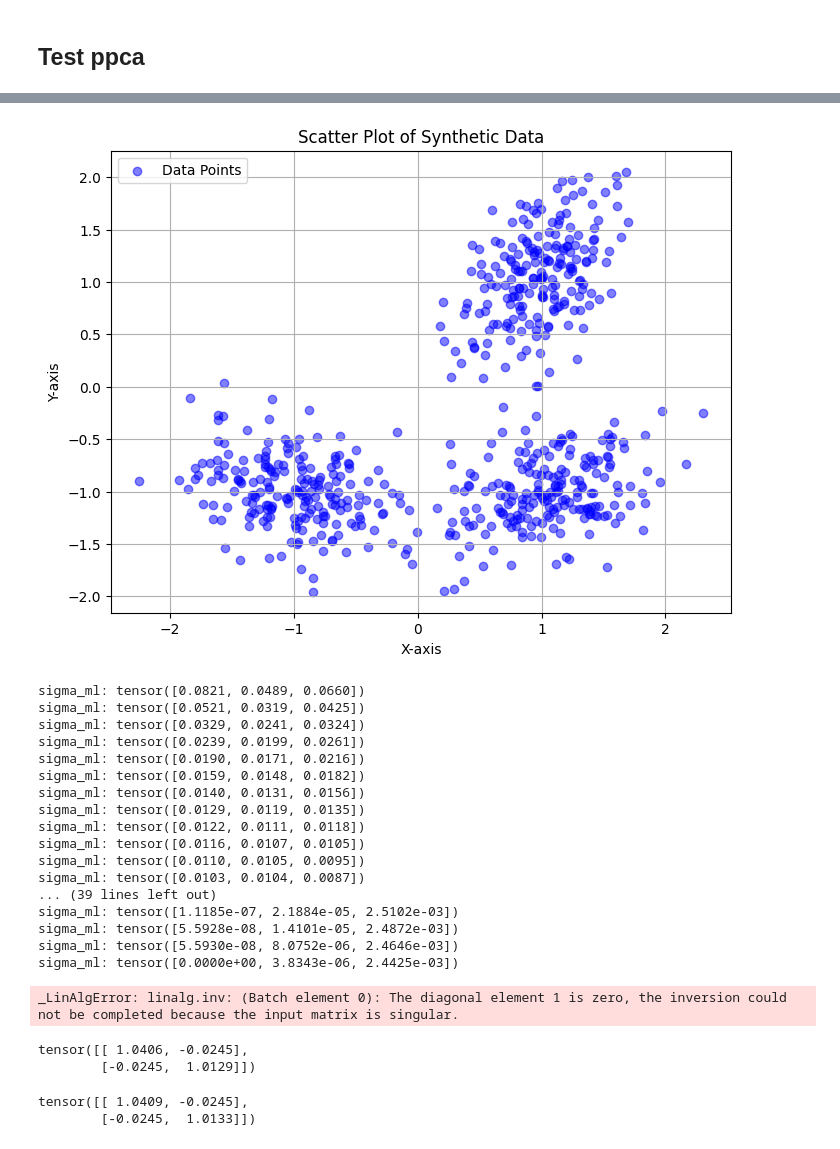
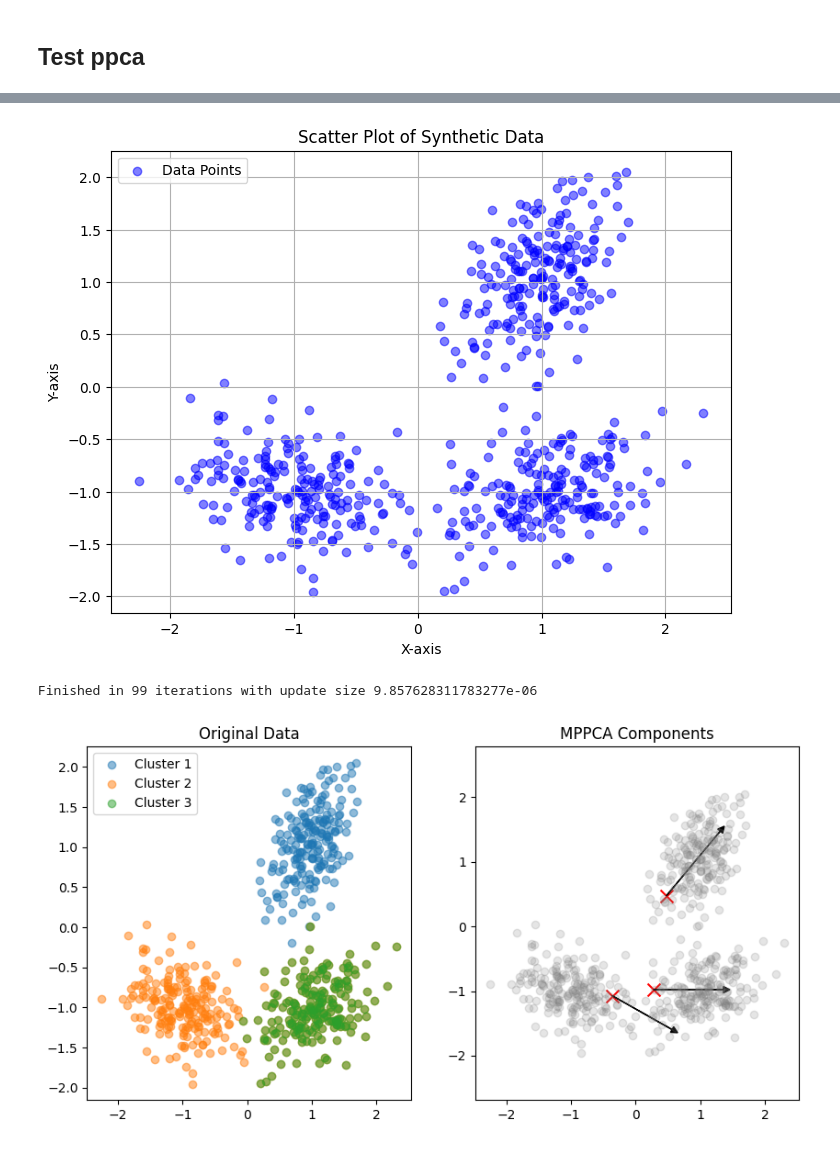
Before and after one commit to Parabrele/PGM, a Jupyter notebook: experiments.ipynb, the cells around one changed output, grey strips where cells are left out. Cells and saved outputs as stored; diff of their text form; code cells hidden in the pictures.

```diff
--- a/experiments.ipynb
+++ b/experiments.ipynb
@@ -653,53 +642,38 @@ device = X.device
 
 # Random initialization
 W = th.randn(k, d, q).to(device)
 mu = th.randn(k, d).to(device)
 sigma = th.ones(k).to(device)
 pi = th.ones(k).to(device) / k
 
 # Fit MPPCA
-W, mu, sigma = mppca(X, q, k, max_iter=100, epsilon=1e-6)
+W, mu, sigma, pi = mppca(X, q, k, max_iter=100, epsilon=1e-6)
 
 # Visualize results
 plt.figure(figsize=(10, 5))
 
 # Plot original data
 plt.subplot(121)
-plt.scatter(X[:n_samples,0], X[:n_samples,1], alpha=0.5, label='Cluster 1')
-plt.scatter(X[n_samples:,0], X[n_samples:,1], alpha=0.5, label='Cluster 2')
+plt.scatter(X[:n_samples,0].cpu().numpy(), X[:n_samples,1].cpu().numpy(), alpha=0.5, label='Cluster 1')
+plt.scatter(X[n_samples:,0].cpu().numpy(), X[n_samples:,1].cpu().numpy(), alpha=0.5, label='Cluster 2')
+plt.scatter(X[2*n_samples:,0].cpu().numpy(), X[2*n_samples:,1].cpu().numpy(), alpha=0.5, label='Cluster 3')
 plt.title('Original Data')
 plt.legend()
 
 # Plot principal components
 plt.subplot(122)
 for i in range(k):
-    plt.scatter(mu[i,0], mu[i,1], c='red', marker='x', s=100)
+    plt.scatter(mu[i,0].cpu().numpy(), mu[i,1].cpu().numpy(), c='red', marker='x', s=100)
     # Plot the principal direction
     direction = W[i,:,0]
-    plt.arrow(mu[i,0], mu[i,1], direction[0], direction[1],
+    plt.arrow(mu[i,0].cpu().numpy(), mu[i,1].cpu().numpy(), direction[0].cpu().numpy(), direction[1].cpu().numpy(),
              head_width=0.1, head_length=0.1, fc='k', ec='k')
 
 plt.scatter(X[:,0], X[:,1], alpha=0.2, c='gray')
 plt.title('MPPCA Components')
 plt.axis('equal')
 plt.show()
 # %% [output]
 [figure]
-sigma_ml: tensor([0.0821, 0.0489, 0.0660])
-sigma_ml: tensor([0.0521, 0.0319, 0.0425])
-sigma_ml: tensor([0.0329, 0.0241, 0.0324])
-sigma_ml: tensor([0.0239, 0.0199, 0.0261])
-sigma_ml: tensor([0.0190, 0.0171, 0.0216])
-sigma_ml: tensor([0.0159, 0.0148, 0.0182])
-sigma_ml: tensor([0.0140, 0.0131, 0.0156])
-sigma_ml: tensor([0.0129, 0.0119, 0.0135])
-sigma_ml: tensor([0.0122, 0.0111, 0.0118])
-sigma_ml: tensor([0.0116, 0.0107, 0.0105])
-sigma_ml: tensor([0.0110, 0.0105, 0.0095])
-sigma_ml: tensor([0.0103, 0.0104, 0.0087])
-... (39 lines left out)
-sigma_ml: tensor([1.1185e-07, 2.1884e-05, 2.5102e-03])
-sigma_ml: tensor([5.5928e-08, 1.4101e-05, 2.4872e-03])
-sigma_ml: tensor([5.5930e-08, 8.0752e-06, 2.4646e-03])
-sigma_ml: tensor([0.0000e+00, 3.8343e-06, 2.4425e-03])
+Finished in 99 iterations with update size 9.857628311783277e-06
-_LinAlgError: linalg.inv: (Batch element 0): The diagonal element 1 is zero, the inversion could not be completed because the input matrix is singular.
+[figure, added]
@@ -723,10 +679,0 @@ assert not th.allclose(vrai_cov, einsu_res.mean(dim=0))
-# %%
-einsu_res.mean(dim=0)
-# %% [output]
-tensor([[ 1.0406, -0.0245],
-        [-0.0245,  1.0129]])
-# %%
-vrai_cov_th
-# %% [output]
-tensor([[ 1.0409, -0.0245],
-        [-0.0245,  1.0133]])
```
Also changed, not shown: parts of 8 cells of this notebook, 3 other files.
